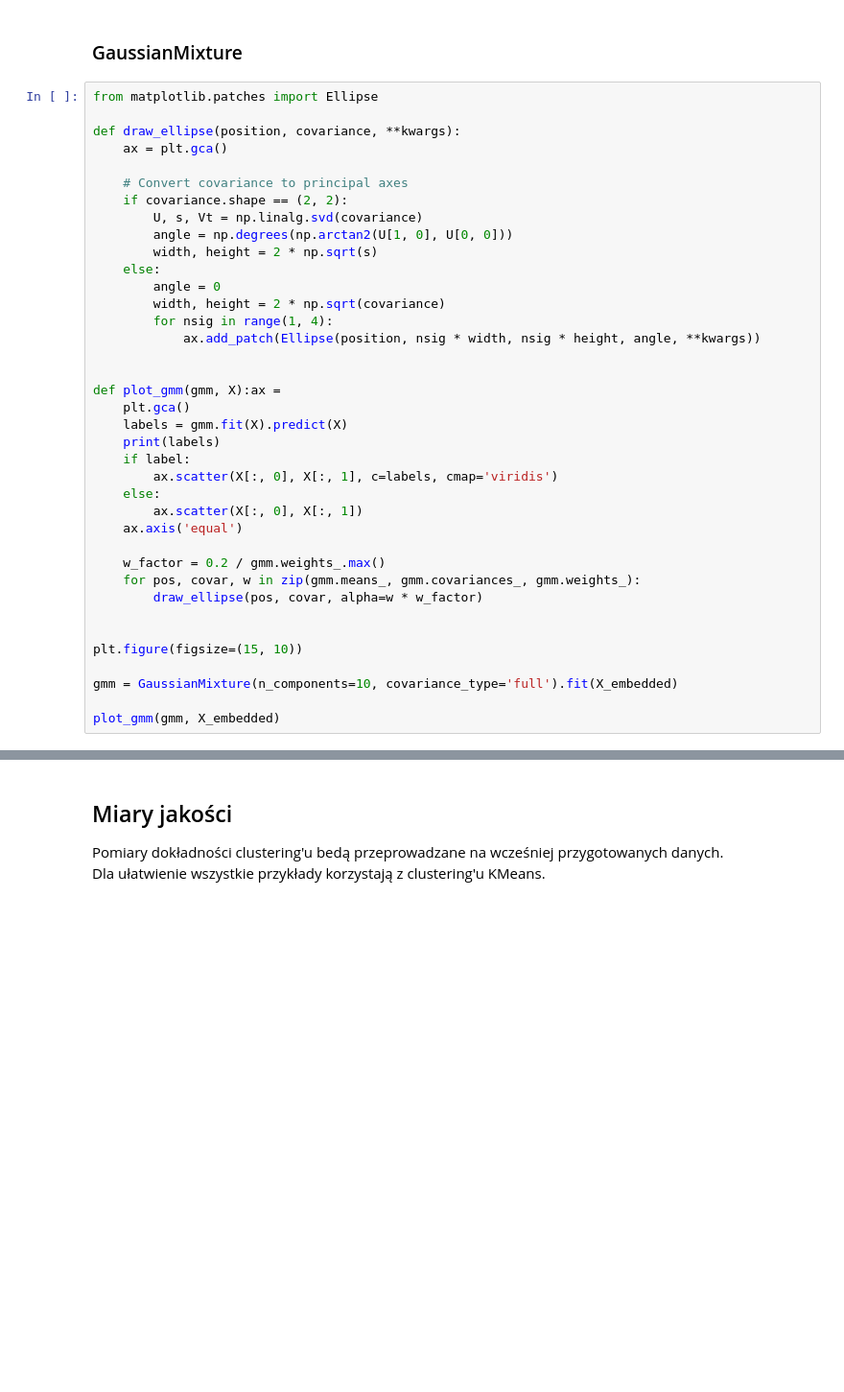
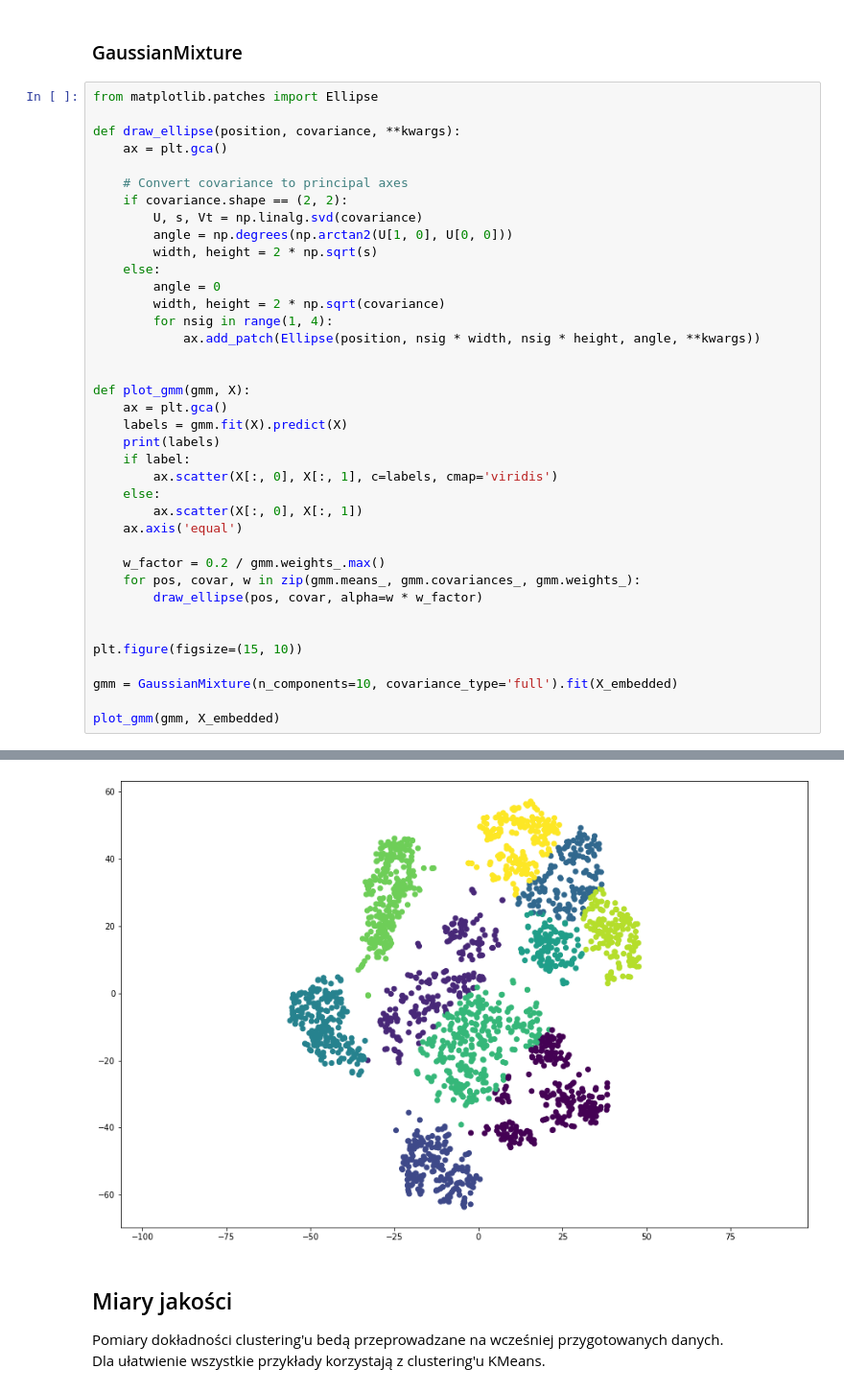
Before and after one commit to oscarteeninga/ml_tutorial_5, a Jupyter notebook: tutorial.ipynb, the cells around one changed output, grey strips where cells are left out. Shown: that part at 96% size. Drawn from its saved outputs; the diff is of its cells as text; blank space fills up the shorter version.

```diff
--- a/tutorial.ipynb
+++ b/tutorial.ipynb
@@ -215,8 +215,8 @@ def draw_ellipse(position, covariance, **kwargs):
             ax.add_patch(Ellipse(position, nsig * width, nsig * height, angle, **kwargs))
 
 
-def plot_gmm(gmm, X):ax =
-    plt.gca()
+def plot_gmm(gmm, X):
+    ax = plt.gca()
     labels = gmm.fit(X).predict(X)
     print(labels)
     if label:
@@ -240,3 +240,4 @@ SyntaxError: invalid syntax (<ipython-input-23-3ea74839d537>, line 18)
+[figure, added]
 # %% [markdown]
 ## Miary jakości
 
```
Also changed, not shown: parts of 12 cells of this notebook.
